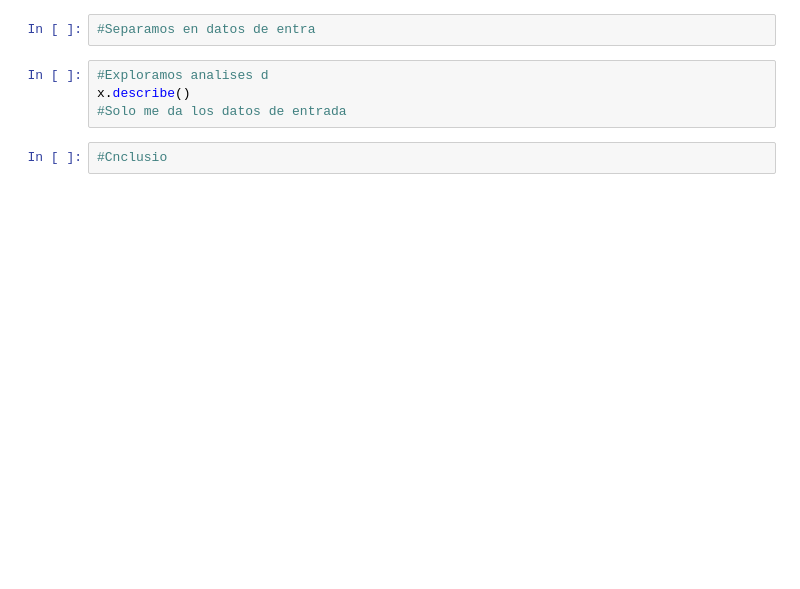
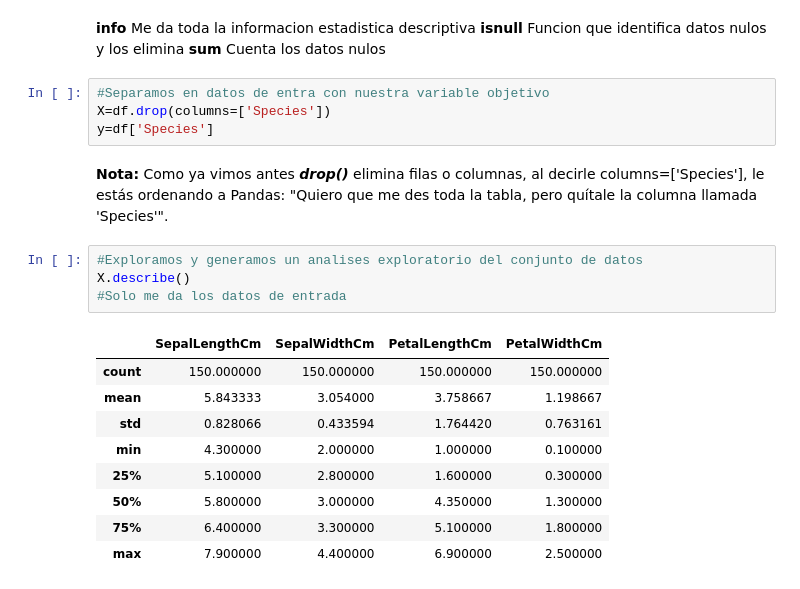
Before and after one commit to kevinSAN2001HI/FundamentosMachineLearningITQ26-27, a Jupyter notebook: EjercicioPractico.ipynb, the cells around one changed output. Drawn from its saved outputs; the diff is of its cells as text; blank space fills up the shorter version.

```diff
--- a/EjercicioPractico.ipynb
+++ b/EjercicioPractico.ipynb
@@ -63,8 +152,24 @@ dt.isnull().sum()
+# %% [markdown]
+**info** Me da toda la informacion estadistica descriptiva
+**isnull** Funcion que identifica datos nulos y los elimina
+**sum** Cuenta los datos nulos
 # %%
-#Separamos en datos de entra
+#Separamos en datos de entra con nuestra variable objetivo
+X=df.drop(columns=['Species'])
+y=df['Species']
+# %% [markdown]
+**Nota:** Como ya vimos antes ***drop()*** elimina filas o columnas, al decirle columns=['Species'], le estás ordenando a Pandas: "Quiero que me des toda la tabla, pero quítale la columna llamada 'Species'".
 # %%
-#Exploramos analises d
-x.describe()
+#Exploramos y generamos un analises exploratorio del conjunto de datos
+X.describe()
 #Solo me da los datos de entrada
+# %% [output]
+|  | SepalLengthCm | SepalWidthCm | PetalLengthCm | PetalWidthCm |
+| count | 150.000000 | 150.000000 | 150.000000 | 150.000000 |
+| mean | 5.843333 | 3.054000 | 3.758667 | 1.198667 |
+| std | 0.828066 | 0.433594 | 1.764420 | 0.763161 |
+| min | 4.300000 | 2.000000 | 1.000000 | 0.100000 |
+| 25% | 5.100000 | 2.800000 | 1.600000 | 0.300000 |
+| 50% | 5.800000 | 3.000000 | 4.350000 | 1.300000 |
+| 75% | 6.400000 | 3.300000 | 5.100000 | 1.800000 |
+| max | 7.900000 | 4.400000 | 6.900000 | 2.500000 |
-# %%
-#Cnclusio
```
Also changed, not shown: parts of 29 cells of this notebook, 4 other files.
